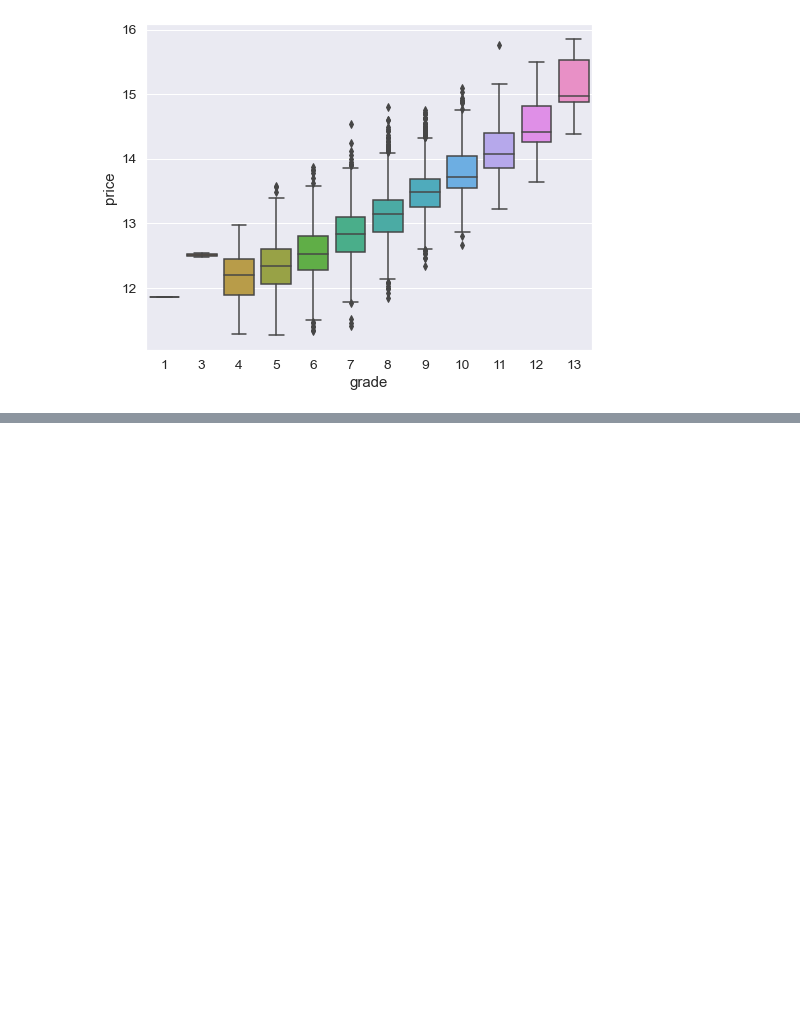
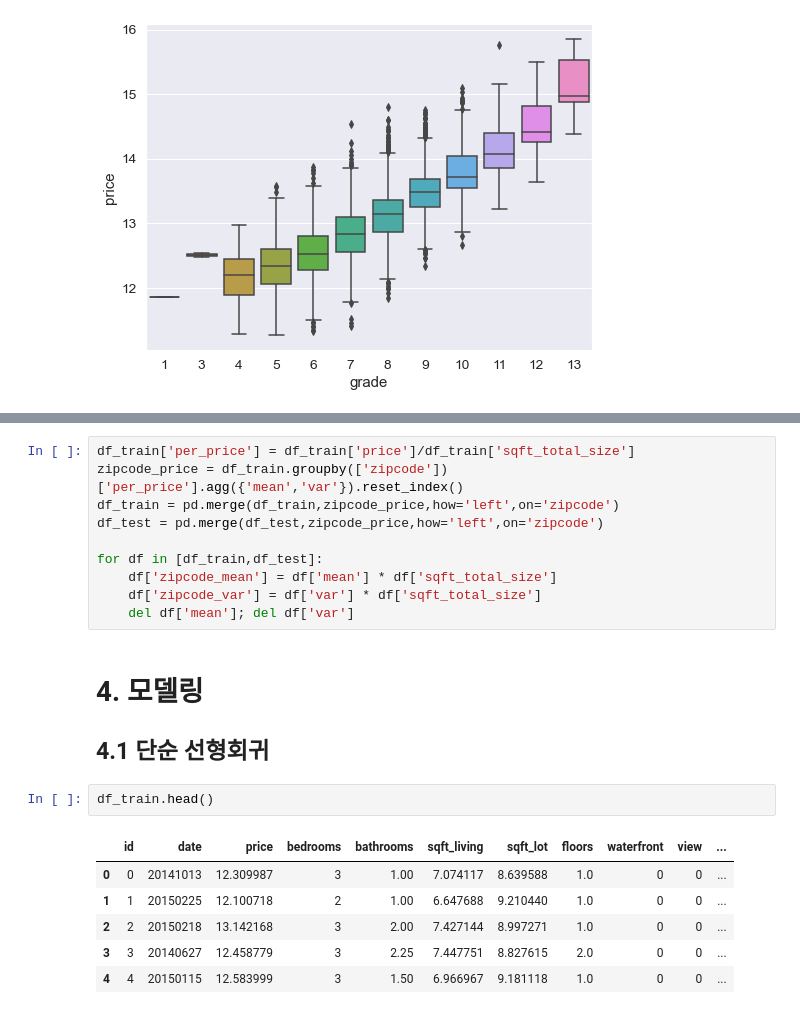
Before and after one commit to hyunji-ok/KAGGLE-Study, a Jupyter notebook: practice1/House Price Prediction.ipynb, the cells around one changed output, grey strips where cells are left out. Drawn from its saved outputs; the diff is of its cells as text; blank space fills up the shorter version.

```diff
--- a/practice1/House Price Prediction.ipynb
+++ b/practice1/House Price Prediction.ipynb
@@ -267,0 +369,22 @@ fig = sns.boxplot(x='grade', y="price", data=data)
+# %%
+df_train['per_price'] = df_train['price']/df_train['sqft_total_size']
+zipcode_price = df_train.groupby(['zipcode'])['per_price'].agg({'mean','var'}).reset_index()
+df_train = pd.merge(df_train,zipcode_price,how='left',on='zipcode')
+df_test = pd.merge(df_test,zipcode_price,how='left',on='zipcode')
+
+for df in [df_train,df_test]:
+    df['zipcode_mean'] = df['mean'] * df['sqft_total_size']
+    df['zipcode_var'] = df['var'] * df['sqft_total_size']
+    del df['mean']; del df['var']
+# %% [markdown]
+# 4. 모델링
+## 4.1 단순 선형회귀
+# %%
+df_train.head()
+# %% [output]
+|  | id | date | price | bedrooms | bathrooms | sqft_living | sqft_lot | floors | waterfront | view | ... |
+| 0 | 0 | 20141013 | 12.309987 | 3 | 1.00 | 7.074117 | 8.639588 | 1.0 | 0 | 0 | ... |
+| 1 | 1 | 20150225 | 12.100718 | 2 | 1.00 | 6.647688 | 9.210440 | 1.0 | 0 | 0 | ... |
+| 2 | 2 | 20150218 | 13.142168 | 3 | 2.00 | 7.427144 | 8.997271 | 1.0 | 0 | 0 | ... |
+| 3 | 3 | 20140627 | 12.458779 | 3 | 2.25 | 7.447751 | 8.827615 | 2.0 | 0 | 0 | ... |
+| 4 | 4 | 20150115 | 12.583999 | 3 | 1.50 | 6.966967 | 9.181118 | 1.0 | 0 | 0 | ... |
```
Also changed, not shown: parts of 25 cells of this notebook, 1 other file.
